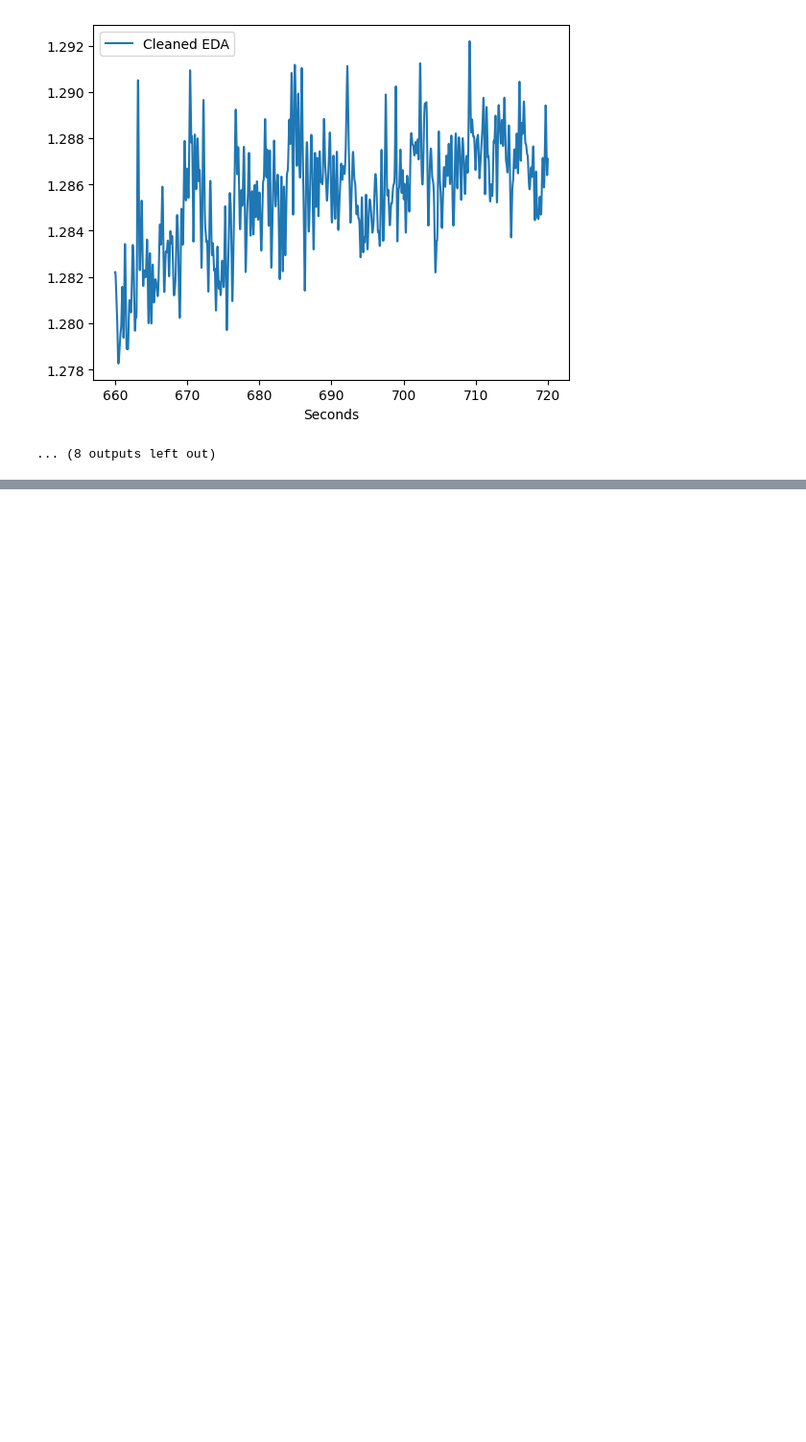
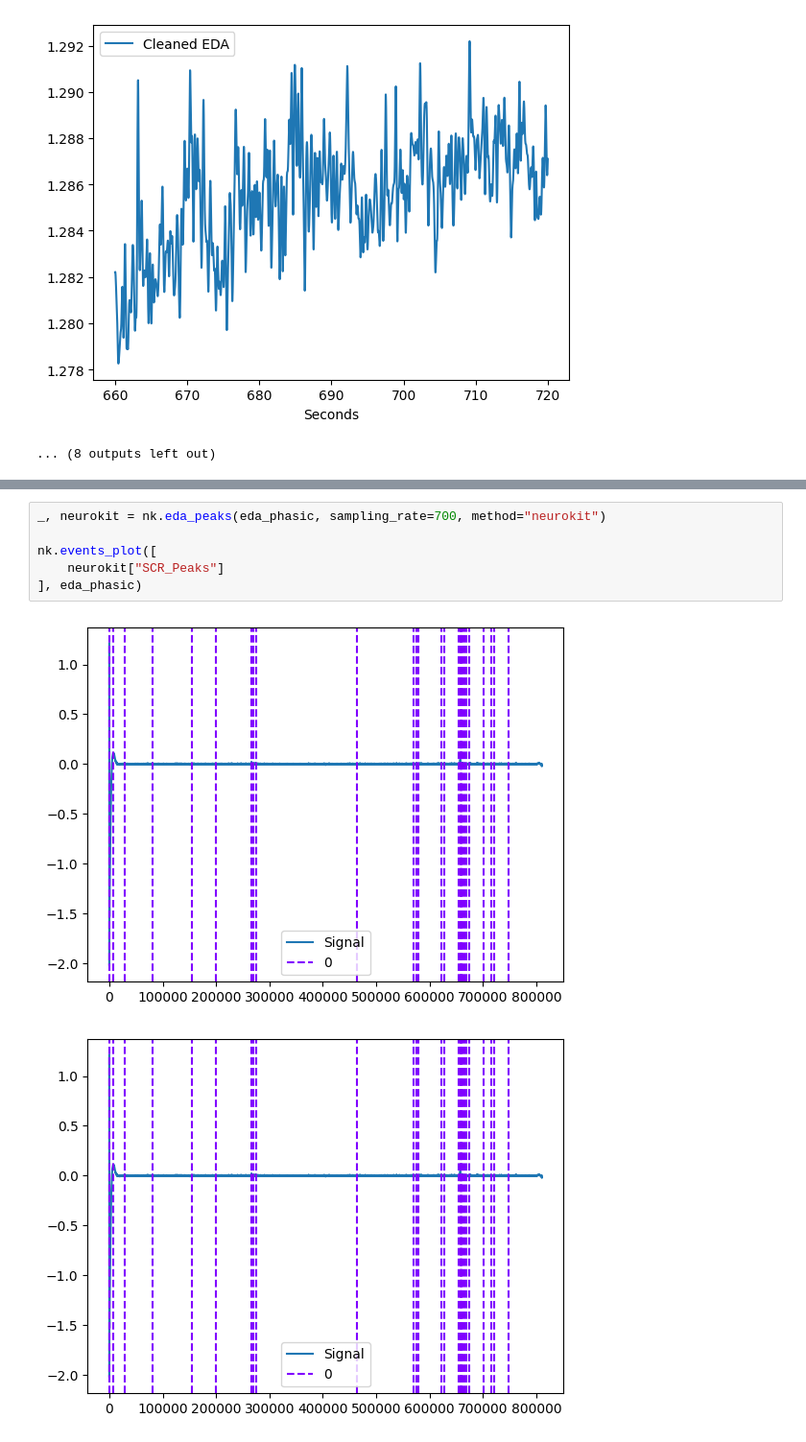
Before and after one commit to invisible-illness-project/lamina, a Jupyter notebook: notebook_experiments/eda.ipynb, the cells around one changed output, grey strips where cells are left out. Shown at 96% size. Drawn from its saved outputs; the diff is of its cells as text; blank space fills up the shorter version.

```diff
--- a/notebook_experiments/eda.ipynb
+++ b/notebook_experiments/eda.ipynb
@@ -335,0 +485,9 @@ for window_id in window_ids:
+# %%
+_, neurokit = nk.eda_peaks(eda_phasic, sampling_rate=700, method="neurokit")
+
+nk.events_plot([
+    neurokit["SCR_Peaks"]
+], eda_phasic)
+# %% [output]
+[figure, added]
+[figure, added]
```
Also changed, not shown: parts of 18 cells of this notebook, 5 other files.
